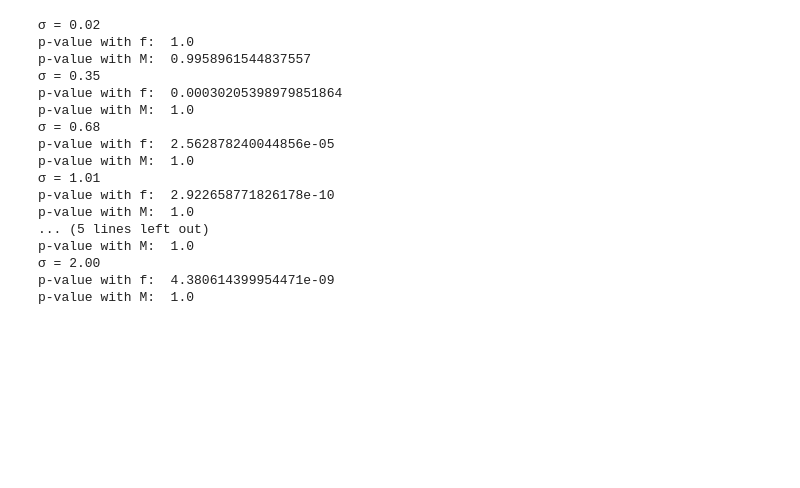
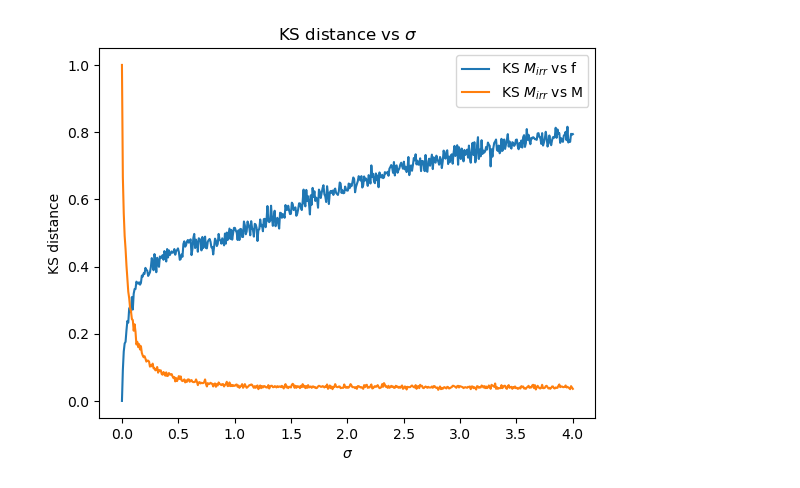
Before and after one commit to om-erika/astrostatistics_bicocca_2024, a Jupyter notebook: working/irreducible_mass_BHs.ipynb, the cells around one changed output. Saved outputs shown, nothing was run; the diff lists cells and outputs as text; code cells hidden in the pictures; blank space fills up the shorter version.

```diff
--- a/working/irreducible_mass_BHs.ipynb
+++ b/working/irreducible_mass_BHs.ipynb
@@ -194,34 +194,29 @@ plt.show()
-# %%
-sigma_x = np.linspace(0.02, 2,7)
-unif = scipy.stats.uniform()
-chi = unif.rvs(1000)
-
-for sigma in sigma_x:
-    gauss = scipy.stats.norm(loc = 1, scale=sigma)
-    masses = np.abs(gauss.rvs(1000))
-    cdf_masses = np.cumsum(np.sort(masses))/np.sum(np.sort(masses))
-    m_irr = masses*np.sqrt((1+np.sqrt(1-chi**2))/2)
-    cdf_m_irr = np.cumsum(np.sort(m_irr))/np.sum(np.sort(m_irr))
-    f = np.sqrt((1+np.sqrt(1-chi**2))/2)
-    cdf_f = np.cumsum(np.sort(f))/np.sum(f)
-    print('σ = %.02f' %sigma)
-    print('p-value with f: ', scipy.stats.ks_2samp(cdf_m_irr[(m_irr > min(f)) & (m_irr < max(f))], cdf_f).pvalue)
-    print('p-value with M: ', scipy.stats.ks_2samp(cdf_m_irr[(m_irr > min(masses)) & (m_irr < max(masses))], cdf_masses).pvalue)
-# %% [output]
-σ = 0.02
-p-value with f:  1.0
-p-value with M:  0.9958961544837557
-σ = 0.35
-p-value with f:  0.00030205398979851864
-p-value with M:  1.0
-σ = 0.68
-p-value with f:  2.562878240044856e-05
-p-value with M:  1.0
-σ = 1.01
-p-value with f:  2.922658771826178e-10
-p-value with M:  1.0
-... (5 lines left out)
-p-value with M:  1.0
-σ = 2.00
-p-value with f:  4.380614399954471e-09
-p-value with M:  1.0
+# %%
+sigma_x = np.linspace(0, 4,500)
+unif = scipy.stats.uniform()
+chi = unif.rvs(1000)
+
+dist_f = []
+dist_M = []
+for sigma in sigma_x:
+    #print(sigma)
+    gauss = scipy.stats.norm(loc = 1, scale=sigma)
+    masses = np.abs(gauss.rvs(1000))
+    cdf_masses = np.cumsum(np.sort(masses))/np.sum(np.sort(masses))
+    m_irr = masses*np.sqrt((1+np.sqrt(1-chi**2))/2)
+    cdf_m_irr = np.cumsum(np.sort(m_irr))/np.sum(np.sort(m_irr))
+    f = np.sqrt((1+np.sqrt(1-chi**2))/2)
+    cdf_f = np.cumsum(np.sort(f))/np.sum(f)
+    dist_f.append(scipy.stats.ks_2samp(m_irr, f).statistic)
+    dist_M.append(scipy.stats.ks_2samp(m_irr, masses).statistic)
+    #print('σ = %.02f' %sigma)
+    #print('p-value with f: ', scipy.stats.ks_2samp(cdf_m_irr[(m_irr > min(f)) & (m_irr < max(f))], cdf_f).pvalue)
+    #print('p-value with M: ', scipy.stats.ks_2samp(cdf_m_irr[(m_irr > min(masses)) & (m_irr < max(masses))], cdf_masses).pvalue)
+plt.plot(sigma_x, dist_f, label = r'KS $M_{irr}$ vs f')
+plt.plot(sigma_x, dist_M, label = r'KS $M_{irr}$ vs M')
+plt.xlabel(r'$\sigma$')
+plt.ylabel(r'KS distance')
+plt.legend()
+plt.title('KS distance vs $\sigma$');
+# %% [output]
+[figure, added]
```
Also changed, not shown: parts of 7 cells of this notebook.
